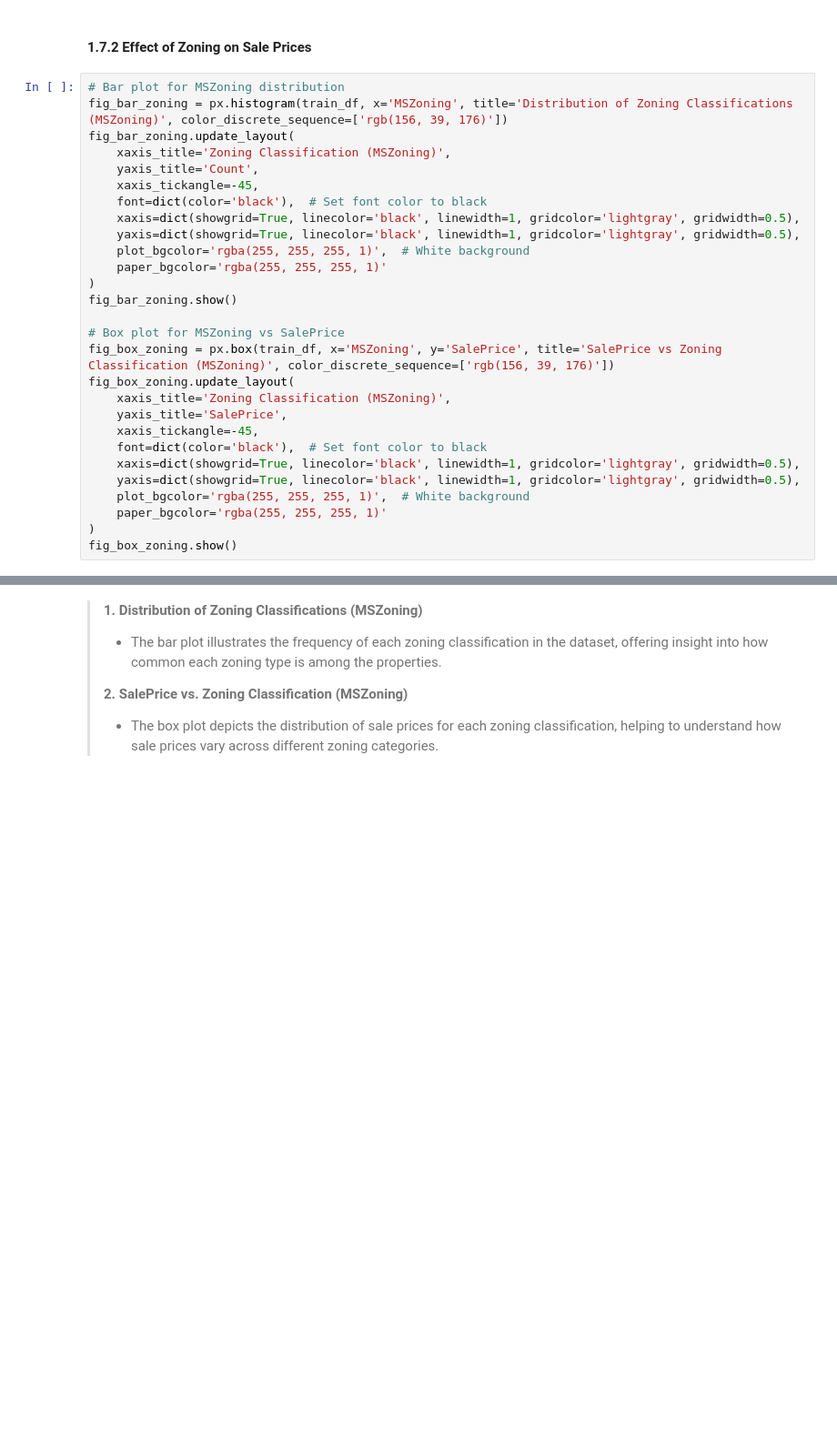
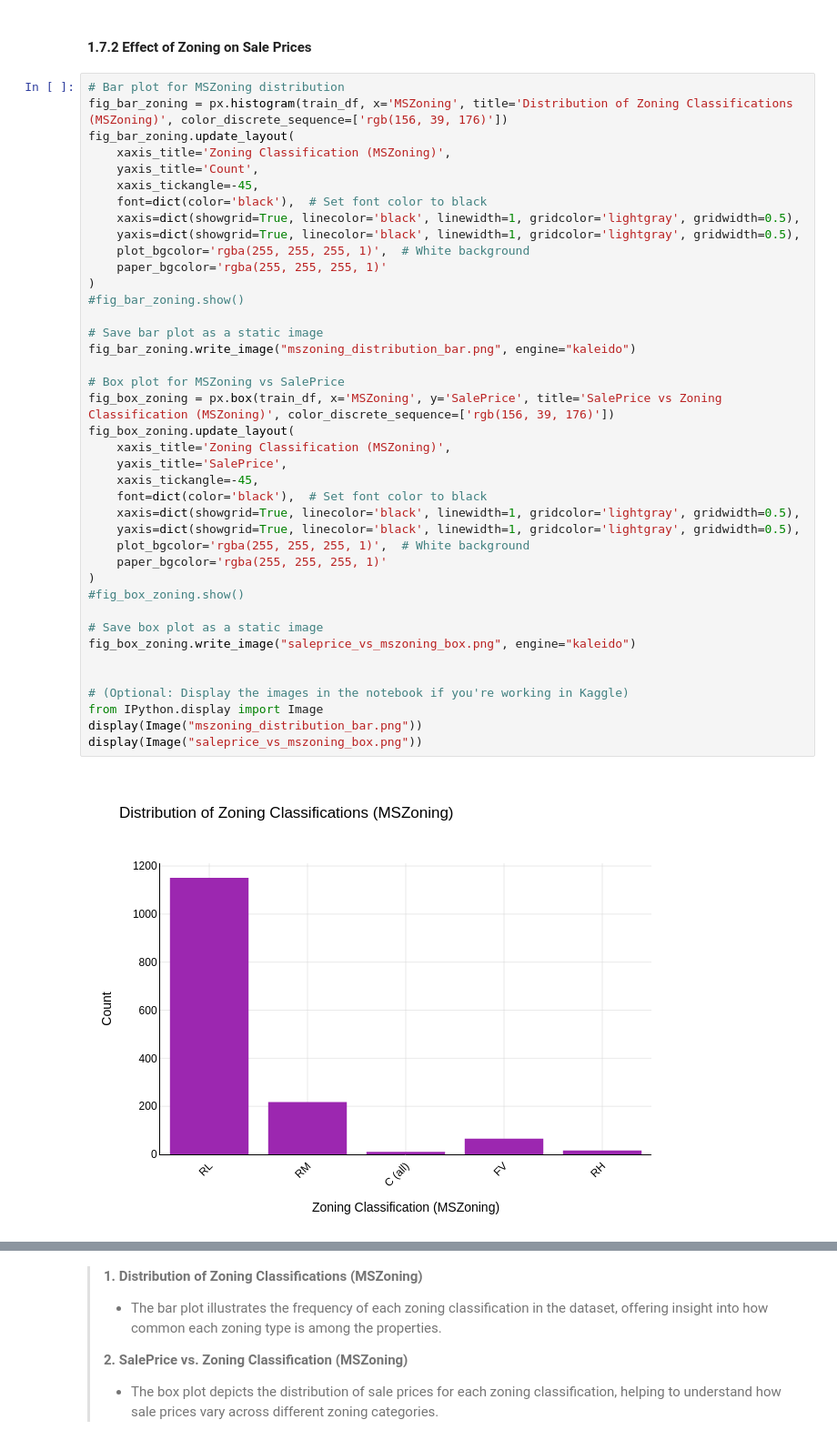
Before and after one commit to rishav21r/House-Prices---Advanced-Regression-Techniques, a Jupyter notebook: house_prices_advanced_regression_notebook.ipynb, the cells around one changed output, grey strips where cells are left out. Shown at 91% size. Saved outputs shown, nothing was run; the diff lists cells and outputs as text; blank space fills up the shorter version.

Commit message:
Kaggle Notebook | Advanced Regression Techniques | Version 4

```diff
--- a/house_prices_advanced_regression_notebook.ipynb
+++ b/house_prices_advanced_regression_notebook.ipynb
@@ -468,28 +470,42 @@ display(Image("saleprice_vs_mssubclass_box.png"))
 # %%
 # Bar plot for MSZoning distribution
 fig_bar_zoning = px.histogram(train_df, x='MSZoning', title='Distribution of Zoning Classifications (MSZoning)', color_discrete_sequence=['rgb(156, 39, 176)'])
 fig_bar_zoning.update_layout(
     xaxis_title='Zoning Classification (MSZoning)',
     yaxis_title='Count',
     xaxis_tickangle=-45,
     font=dict(color='black'),  # Set font color to black
     xaxis=dict(showgrid=True, linecolor='black', linewidth=1, gridcolor='lightgray', gridwidth=0.5),
     yaxis=dict(showgrid=True, linecolor='black', linewidth=1, gridcolor='lightgray', gridwidth=0.5),
     plot_bgcolor='rgba(255, 255, 255, 1)',  # White background
     paper_bgcolor='rgba(255, 255, 255, 1)'
 )
-fig_bar_zoning.show()
+#fig_bar_zoning.show()
+
+# Save bar plot as a static image
+fig_bar_zoning.write_image("mszoning_distribution_bar.png", engine="kaleido")
 
 # Box plot for MSZoning vs SalePrice
 fig_box_zoning = px.box(train_df, x='MSZoning', y='SalePrice', title='SalePrice vs Zoning Classification (MSZoning)', color_discrete_sequence=['rgb(156, 39, 176)'])
 fig_box_zoning.update_layout(
     xaxis_title='Zoning Classification (MSZoning)',
     yaxis_title='SalePrice',
     xaxis_tickangle=-45,
     font=dict(color='black'),  # Set font color to black
     xaxis=dict(showgrid=True, linecolor='black', linewidth=1, gridcolor='lightgray', gridwidth=0.5),
     yaxis=dict(showgrid=True, linecolor='black', linewidth=1, gridcolor='lightgray', gridwidth=0.5),
     plot_bgcolor='rgba(255, 255, 255, 1)',  # White background
     paper_bgcolor='rgba(255, 255, 255, 1)'
 )
-fig_box_zoning.show()
+#fig_box_zoning.show()
+
+# Save box plot as a static image
+fig_box_zoning.write_image("saleprice_vs_mszoning_box.png", engine="kaleido")
+
+
+# (Optional: Display the images in the notebook if you're working in Kaggle)
+from IPython.display import Image
+display(Image("mszoning_distribution_bar.png"))
+display(Image("saleprice_vs_mszoning_box.png"))
+# %% [output]
+[figure, added]
```
Also changed, not shown: parts of 3 cells of this notebook.
